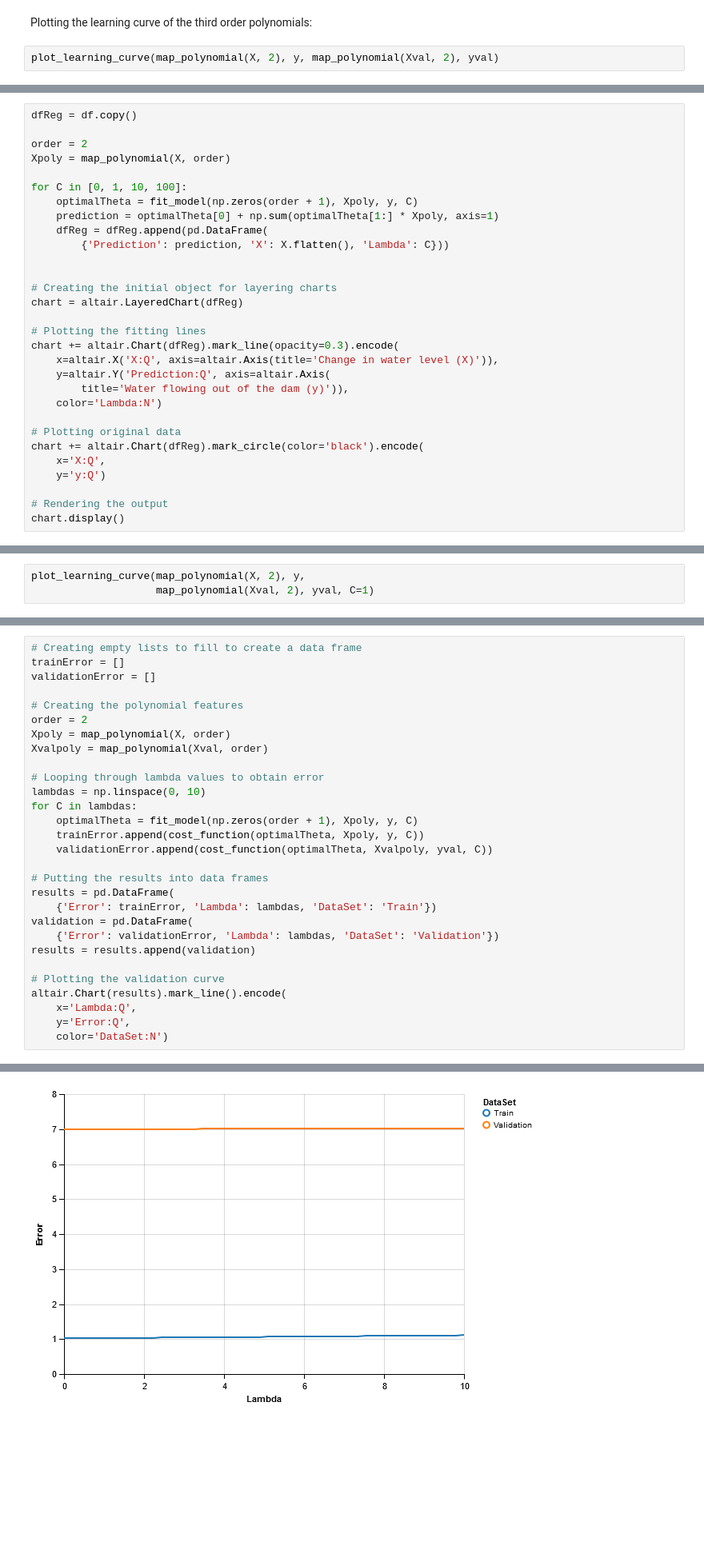
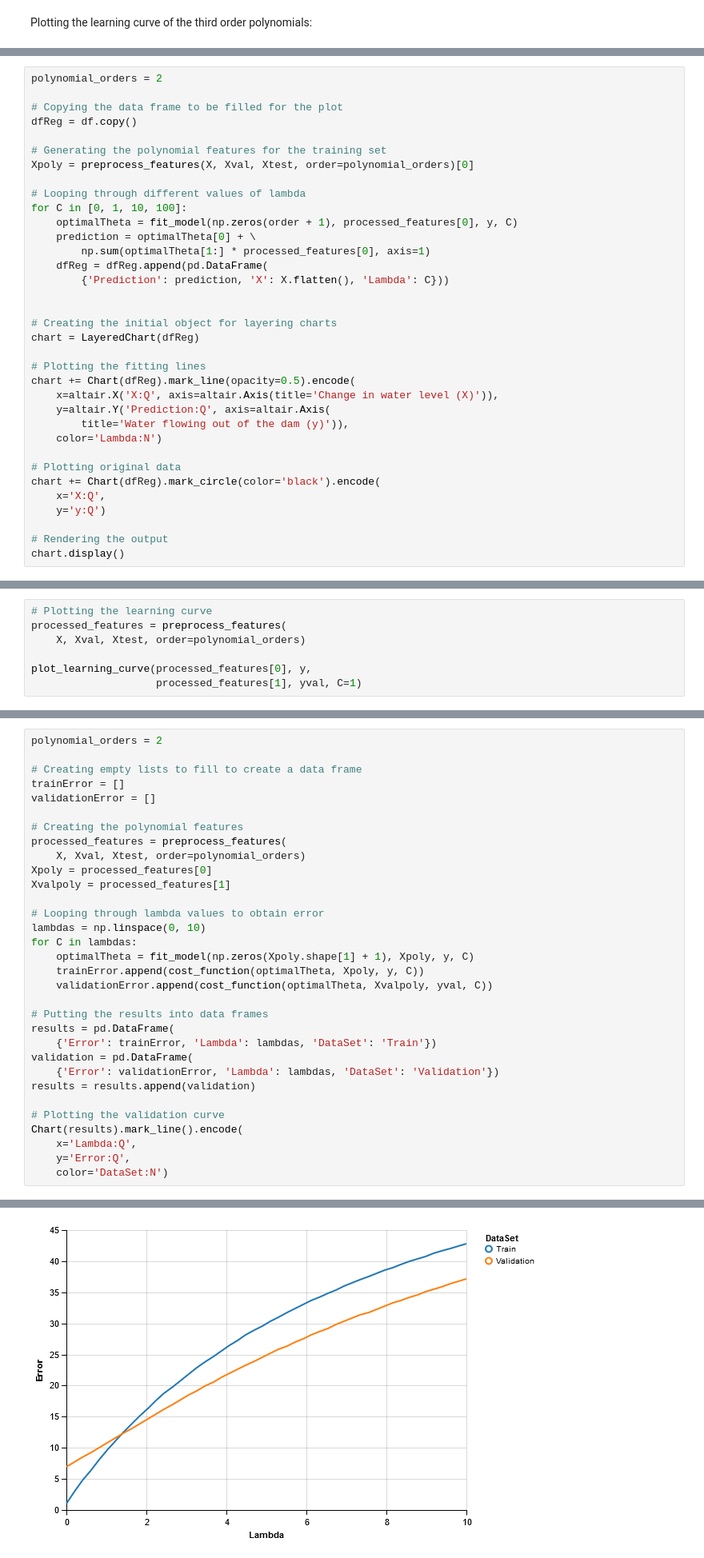
Before and after one commit to JeffMacaluso/Misc, a Jupyter notebook: MachineLearningMOOC/Ex5 Python - Regularized Linear Regression and Bias vs. Variance.ipynb, the cells around one changed output, grey strips where cells are left out. Shown at 80% size. Saved outputs shown, nothing was run; the diff lists cells and outputs as text; blank space fills up the shorter version.

```diff
--- a/MachineLearningMOOC/Ex5 Python - Regularized Linear Regression and Bias vs. Variance.ipynb
+++ b/MachineLearningMOOC/Ex5 Python - Regularized Linear Regression and Bias vs. Variance.ipynb
@@ -284,4 +351,2 @@ chart.display()
 # %% [markdown]
 Plotting the learning curve of the third order polynomials:
-# %%
-plot_learning_curve(map_polynomial(X, 2), y, map_polynomial(Xval, 2), yval)
@@ -295,30 +365,35 @@ The gap between the training error and the validation error indicates a high var
 
 We're going to look at the fitting lines of a few different values of lambda, and review the learning curve to see if the variance problem is fixed
 # %%
+polynomial_orders = 2
+
+# Copying the data frame to be filled for the plot
 dfReg = df.copy()
 
-order = 2
-Xpoly = map_polynomial(X, order)
+# Generating the polynomial features for the training set
+Xpoly = preprocess_features(X, Xval, Xtest, order=polynomial_orders)[0]
 
+# Looping through different values of lambda
 for C in [0, 1, 10, 100]:
-    optimalTheta = fit_model(np.zeros(order + 1), Xpoly, y, C)
-    prediction = optimalTheta[0] + np.sum(optimalTheta[1:] * Xpoly, axis=1)
+    optimalTheta = fit_model(np.zeros(order + 1), processed_features[0], y, C)
+    prediction = optimalTheta[0] + \
+        np.sum(optimalTheta[1:] * processed_features[0], axis=1)
     dfReg = dfReg.append(pd.DataFrame(
         {'Prediction': prediction, 'X': X.flatten(), 'Lambda': C}))
 
 
 # Creating the initial object for layering charts
-chart = altair.LayeredChart(dfReg)
+chart = LayeredChart(dfReg)
 
 # Plotting the fitting lines
-chart += altair.Chart(dfReg).mark_line(opacity=0.3).encode(
+chart += Chart(dfReg).mark_line(opacity=0.5).encode(
     x=altair.X('X:Q', axis=altair.Axis(title='Change in water level (X)')),
     y=altair.Y('Prediction:Q', axis=altair.Axis(
         title='Water flowing out of the dam (y)')),
     color='Lambda:N')
 
 # Plotting original data
-chart += altair.Chart(dfReg).mark_circle(color='black').encode(
+chart += Chart(dfReg).mark_circle(color='black').encode(
     x='X:Q',
     y='y:Q')
 
@@ -330,3 +404,0 @@ chart.display()
-# %%
-plot_learning_curve(map_polynomial(X, 2), y,
-                    map_polynomial(Xval, 2), yval, C=1)
@@ -335,0 +405,7 @@ plot_learning_curve(map_polynomial(X, 2), y,
+# %%
+# Plotting the learning curve
+processed_features = preprocess_features(
+    X, Xval, Xtest, order=polynomial_orders)
+
+plot_learning_curve(processed_features[0], y,
+                    processed_features[1], yval, C=1)
@@ -344,32 +421,35 @@ Here we will evaluate the error on our $\lambda$ values by plotting a validation
 # %%
+polynomial_orders = 2
+
 # Creating empty lists to fill to create a data frame
 trainError = []
 validationError = []
 
 # Creating the polynomial features
-order = 2
-Xpoly = map_polynomial(X, order)
-Xvalpoly = map_polynomial(Xval, order)
+processed_features = preprocess_features(
+    X, Xval, Xtest, order=polynomial_orders)
+Xpoly = processed_features[0]
+Xvalpoly = processed_features[1]
 
 # Looping through lambda values to obtain error
 lambdas = np.linspace(0, 10)
 for C in lambdas:
-    optimalTheta = fit_model(np.zeros(order + 1), Xpoly, y, C)
+    optimalTheta = fit_model(np.zeros(Xpoly.shape[1] + 1), Xpoly, y, C)
     trainError.append(cost_function(optimalTheta, Xpoly, y, C))
     validationError.append(cost_function(optimalTheta, Xvalpoly, yval, C))
 
 # Putting the results into data frames
 results = pd.DataFrame(
     {'Error': trainError, 'Lambda': lambdas, 'DataSet': 'Train'})
 validation = pd.DataFrame(
     {'Error': validationError, 'Lambda': lambdas, 'DataSet': 'Validation'})
 results = results.append(validation)
 
 # Plotting the validation curve
-altair.Chart(results).mark_line().encode(
+Chart(results).mark_line().encode(
     x='Lambda:Q',
     y='Error:Q',
     color='DataSet:N')
 # %% [output]
 [interactive output not drawn]
-[figure, old version]
+[figure, new version]
```
Also changed, not shown: parts of 22 cells of this notebook.
